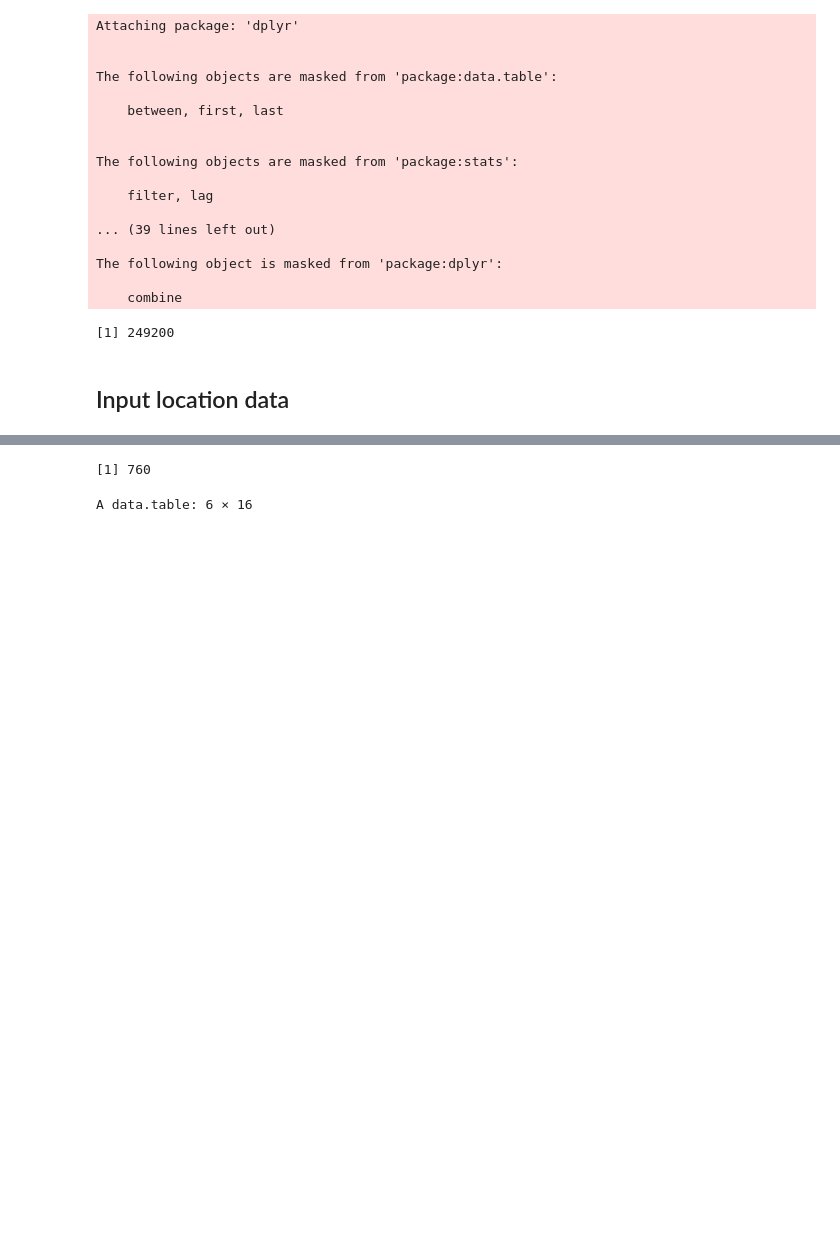
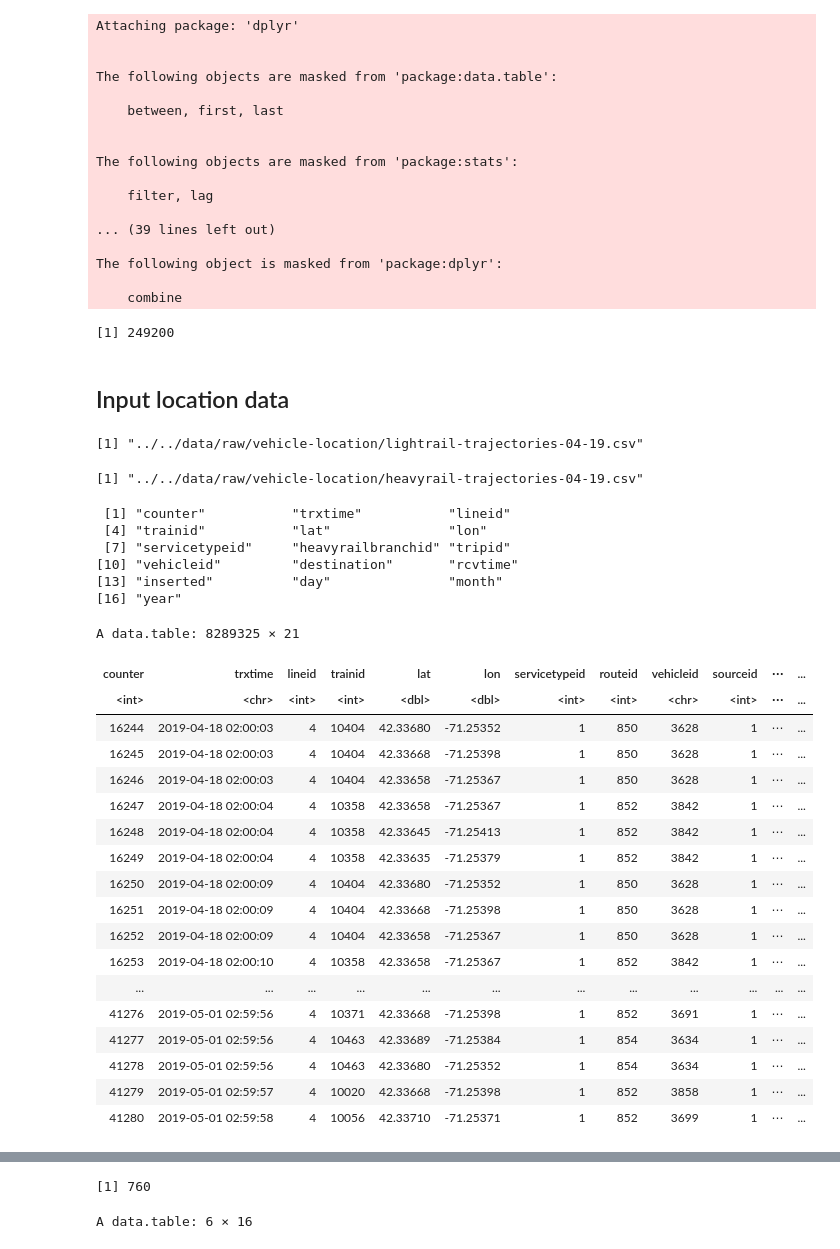
Before and after one commit to narslab/treem, a Jupyter notebook: bin/jupyter/vehicle-trajectory-computation-alt.ipynb, the cells around one changed output, grey strips where cells are left out. Drawn from its saved outputs; the diff is of its cells as text; code cells hidden in the pictures; blank space fills up the shorter version.

Commit message:
summary explorations and subsetting in vehicle-trajectory-computation-alt.ipynb script

```diff
--- a/bin/jupyter/vehicle-trajectory-computation-alt.ipynb
+++ b/bin/jupyter/vehicle-trajectory-computation-alt.ipynb
@@ -47,16 +47,56 @@ add_dd_mm_yy_cols = function(df) {
     return(df)
 }
 get_heavy_rail_trajectories = function(year, month){
-    assign("df", fread(paste(DISTANCE_FILEPATH, paste(paste(c("heavyrail","trajectories",month, year),collapse = "-"),".csv",sep = ""), sep = "")))
+    filename = paste(DISTANCE_FILEPATH, paste(paste(c("heavyrail","trajectories",month),collapse = "-"), "-", year, ".csv",sep = ""), sep = "")
+    print(filename)
+    assign("df", fread(filename))
     df = add_dd_mm_yy_cols(df)
     return(df)
 }
 
 get_light_rail_trajectories = function(year, month){
-    assign("dl", fread(paste(DISTANCE_FILEPATH, paste(paste(c("lightrail","trajectories",month, year),collapse = "-"),".csv",sep = ""), sep = "")))
+    filename = paste(DISTANCE_FILEPATH, paste(paste(c("lightrail","trajectories",month),collapse = "-"), "-",  year, ".csv",sep = ""), sep = "")
+    print(filename)
+    assign("df", fread(filename ))
     df = add_dd_mm_yy_cols(df)
     return(df)
 }
+# %%
+dlt = get_light_rail_trajectories(YEARLIST,MONTHlIST)
+# %% [output]
+[1] "../../data/raw/vehicle-location/lightrail-trajectories-04-19.csv"
 # %%
 dht = get_heavy_rail_trajectories(YEARLIST,MONTHlIST)
-dlt = get_light_rail_trajectories(YEARLIST,MONTHlIST)
+# %% [output]
+[1] "../../data/raw/vehicle-location/heavyrail-trajectories-04-19.csv"
+# %%
+colnames(dht)
+# %% [output]
+ [1] "counter"           "trxtime"           "lineid"
+ [4] "trainid"           "lat"               "lon"
+ [7] "servicetypeid"     "heavyrailbranchid" "tripid"
+[10] "vehicleid"         "destination"       "rcvtime"
+[13] "inserted"          "day"               "month"
+[16] "year"
+# %%
+dlt
+# %% [output]
+A data.table: 8289325 × 21
+| counter | trxtime | lineid | trainid | lat | lon | servicetypeid | routeid | vehicleid | sourceid | ⋯ | ... |
+| <int> | <chr> | <int> | <int> | <dbl> | <dbl> | <int> | <int> | <chr> | <int> | ⋯ | ... |
+| 16244 | 2019-04-18 02:00:03 | 4 | 10404 | 42.33680 | -71.25352 | 1 | 850 | 3628 | 1 | ⋯ | ... |
+| 16245 | 2019-04-18 02:00:03 | 4 | 10404 | 42.33668 | -71.25398 | 1 | 850 | 3628 | 1 | ⋯ | ... |
+| 16246 | 2019-04-18 02:00:03 | 4 | 10404 | 42.33658 | -71.25367 | 1 | 850 | 3628 | 1 | ⋯ | ... |
+| 16247 | 2019-04-18 02:00:04 | 4 | 10358 | 42.33658 | -71.25367 | 1 | 852 | 3842 | 1 | ⋯ | ... |
+| 16248 | 2019-04-18 02:00:04 | 4 | 10358 | 42.33645 | -71.25413 | 1 | 852 | 3842 | 1 | ⋯ | ... |
+| 16249 | 2019-04-18 02:00:04 | 4 | 10358 | 42.33635 | -71.25379 | 1 | 852 | 3842 | 1 | ⋯ | ... |
+| 16250 | 2019-04-18 02:00:09 | 4 | 10404 | 42.33680 | -71.25352 | 1 | 850 | 3628 | 1 | ⋯ | ... |
+| 16251 | 2019-04-18 02:00:09 | 4 | 10404 | 42.33668 | -71.25398 | 1 | 850 | 3628 | 1 | ⋯ | ... |
+| 16252 | 2019-04-18 02:00:09 | 4 | 10404 | 42.33658 | -71.25367 | 1 | 850 | 3628 | 1 | ⋯ | ... |
+| 16253 | 2019-04-18 02:00:10 | 4 | 10358 | 42.33658 | -71.25367 | 1 | 852 | 3842 | 1 | ⋯ | ... |
+| ... | ... | ... | ... | ... | ... | ... | ... | ... | ... | ... | ... |
+| 41276 | 2019-05-01 02:59:56 | 4 | 10371 | 42.33668 | -71.25398 | 1 | 852 | 3691 | 1 | ⋯ | ... |
+| 41277 | 2019-05-01 02:59:56 | 4 | 10463 | 42.33689 | -71.25384 | 1 | 854 | 3634 | 1 | ⋯ | ... |
+| 41278 | 2019-05-01 02:59:56 | 4 | 10463 | 42.33680 | -71.25352 | 1 | 854 | 3634 | 1 | ⋯ | ... |
+| 41279 | 2019-05-01 02:59:57 | 4 | 10020 | 42.33668 | -71.25398 | 1 | 852 | 3858 | 1 | ⋯ | ... |
+| 41280 | 2019-05-01 02:59:58 | 4 | 10056 | 42.33710 | -71.25371 | 1 | 852 | 3699 | 1 | ⋯ | ... |
```
Also changed, not shown: parts of 13 cells of this notebook, 1 other file.
